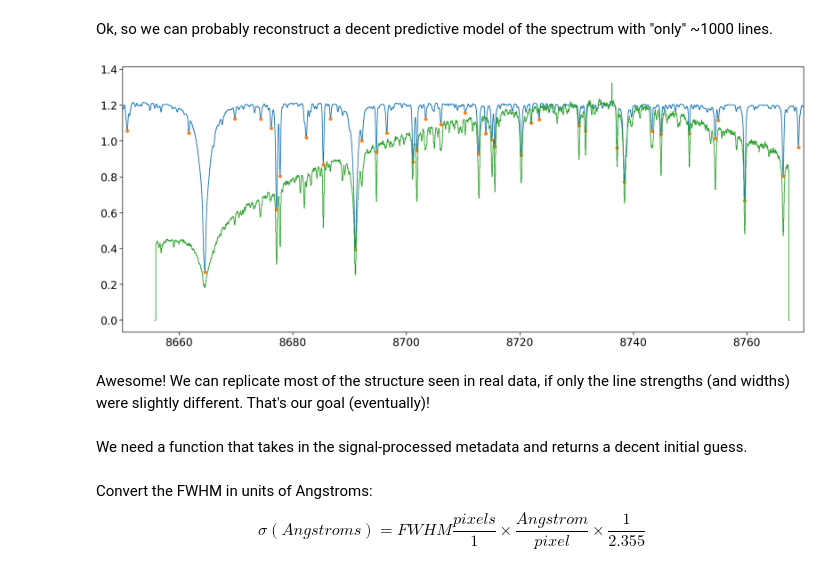
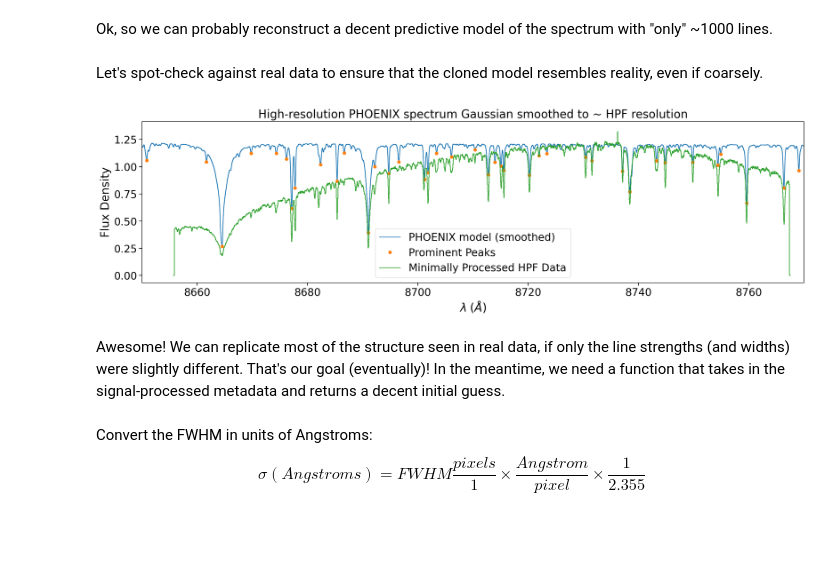
Before and after one commit to gully/blase, a Jupyter notebook: notebooks/clone_precomputed_models.ipynb, the cells around one changed output. Cells and saved outputs as stored; diff of their text form; code cells hidden in the pictures; blank space fills up the shorter version.

Commit message:
Making progress on Cloning synthetic models with PyTorch

```diff
--- a/notebooks/clone_precomputed_models.ipynb
+++ b/notebooks/clone_precomputed_models.ipynb
@@ -38,7 +38,7 @@ Text(0.5, 1.0, 'High-resolution PHOENIX spectrum at native sampling')
 # %% [markdown]
 Our goal is to clone *most* of those lines.
 # %%
-smoothed_flux = gaussian_filter1d(model.flux_native.cpu(), sigma=10.0)
+smoothed_flux = gaussian_filtshoulder1d(model.flux_native.cpu(), sigma=10.0)
 # %%
 peaks, _ = find_peaks(-smoothed_flux, distance=10, prominence=0.05)
 # %%
@@ -68,17 +63,19 @@ widths, width_heights, left_ips, right_ips = width_data
+# %% [markdown]
+Let's spot-check against real data to ensure that the cloned model resembles reality, even if coarsely.
 # %%
 wl = data.data_cube[6, 5, :]
 flux = data.data_cube[0, 5, :]
 # %%
-plt.figure(figsize=(20, 8))
-plt.step(model.wl_native, smoothed_flux)
-plt.step(model.wl_native[peaks], smoothed_flux[peaks], 'o')
-
-plt.step(wl-0.5, flux)
-
+plt.figure(figsize=(20, 5))
+plt.step(model.wl_native, smoothed_flux, label='PHOENIX model (smoothed)')
+plt.step(model.wl_native[peaks], smoothed_flux[peaks], 'o', label='Prominent Peaks')
+plt.step(wl-0.5, flux, label='Minimally Processed HPF Data')
 plt.xlim(8650, 8770);
+plt.xlabel('$\lambda \;(\AA)$')
+plt.ylabel('Flux Density')
+plt.title('High-resolution PHOENIX spectrum Gaussian smoothed to ~ HPF resolution')
+plt.legend();
 # %% [output]
-[figure, old version]
+[figure, new version]
 # %% [markdown]
-Awesome! We can replicate most of the structure seen in real data, if only the line strengths (and widths) were slightly different.  That's our goal (eventually)!
+Awesome! We can replicate most of the structure seen in real data, if only the line strengths (and widths) were slightly different.  That's our goal (eventually)!  In the meantime, we need a function that takes in the signal-processed metadata and returns a decent initial guess.
-# %% [markdown]
-We need a function that takes in the signal-processed metadata and returns a decent initial guess.
```
Also changed, not shown: parts of 15 cells of this notebook, 1 other file.
